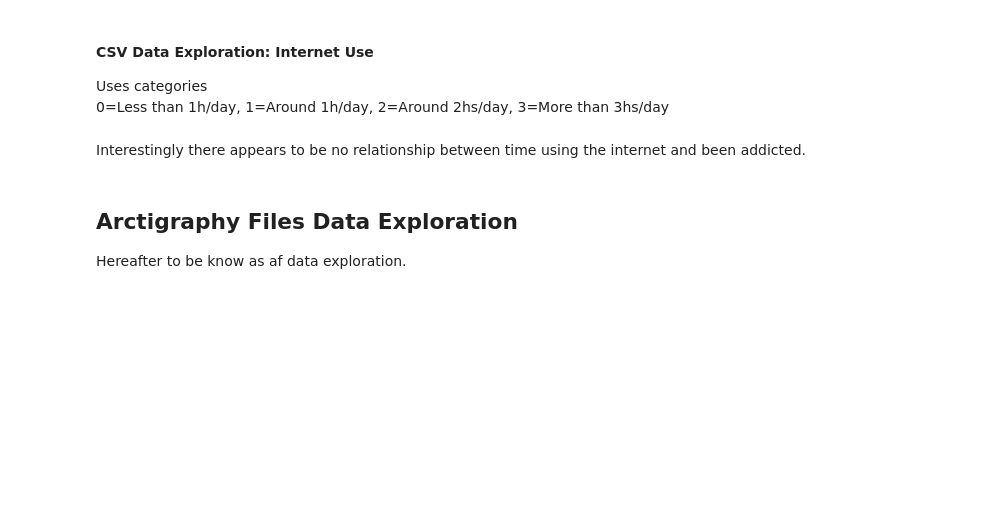
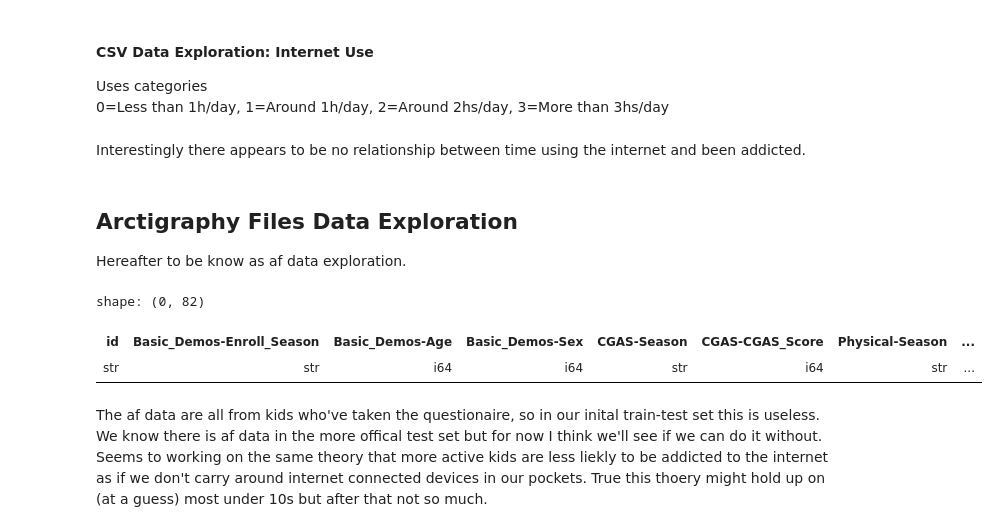
Before and after one commit to suttoe/childInternetAddiction, a Jupyter notebook: Data Exploration.ipynb, the cells around one changed output. Drawn from its saved outputs; the diff is of its cells as text; code cells hidden in the pictures; blank space fills up the shorter version.

Commit message:
AF data exploration

```diff
--- a/Data Exploration.ipynb
+++ b/Data Exploration.ipynb
@@ -312,3 +312,31 @@ Interestingly there appears to be no relationship between time using the interne
 # %% [markdown]
 ## Arctigraphy Files Data Exploration
 Hereafter to be know as af data exploration.
+# %%
+#Let's check who has this info
+import os
+
+folder_names = []
+root_dir ='data/series_train.parquet'
+
+# List all items in the root directory
+for item in os.listdir(root_dir):
+    item_path = os.path.join(root_dir, item)
+
+    # Check if the item is a directory
+    if os.path.isdir(item_path):
+        folder_names.append(item)
+
+afIds = (pl.DataFrame(folder_names)
+            .rename({'column_0':'afId'})
+            .with_columns(pl.col('afId').str.replace('id=', ''))
+)
+# %%
+tableData.join(afIds, how='inner', left_on='id', right_on='afId').filter(pl.col('PCIAT-PCIAT_Total').is_null())
+# %% [output]
+shape: (0, 82)
+| id | Basic_Demos-Enroll_Season | Basic_Demos-Age | Basic_Demos-Sex | CGAS-Season | CGAS-CGAS_Score | Physical-Season | ... |
+| str | str | i64 | i64 | str | i64 | str | ... |
+# %% [markdown]
+The af data are all from kids who've taken the questionaire, so in our inital train-test set this is useless.<br>
+We know there is af data in the more offical test set but for now I think we'll see if we can do it without. Seems to working on the same theory that more active kids are less liekly to be addicted to the internet as if we don't carry around internet connected devices in our pockets. True this thoery might hold up on (at a guess) most under 10s but after that not so much.
```
